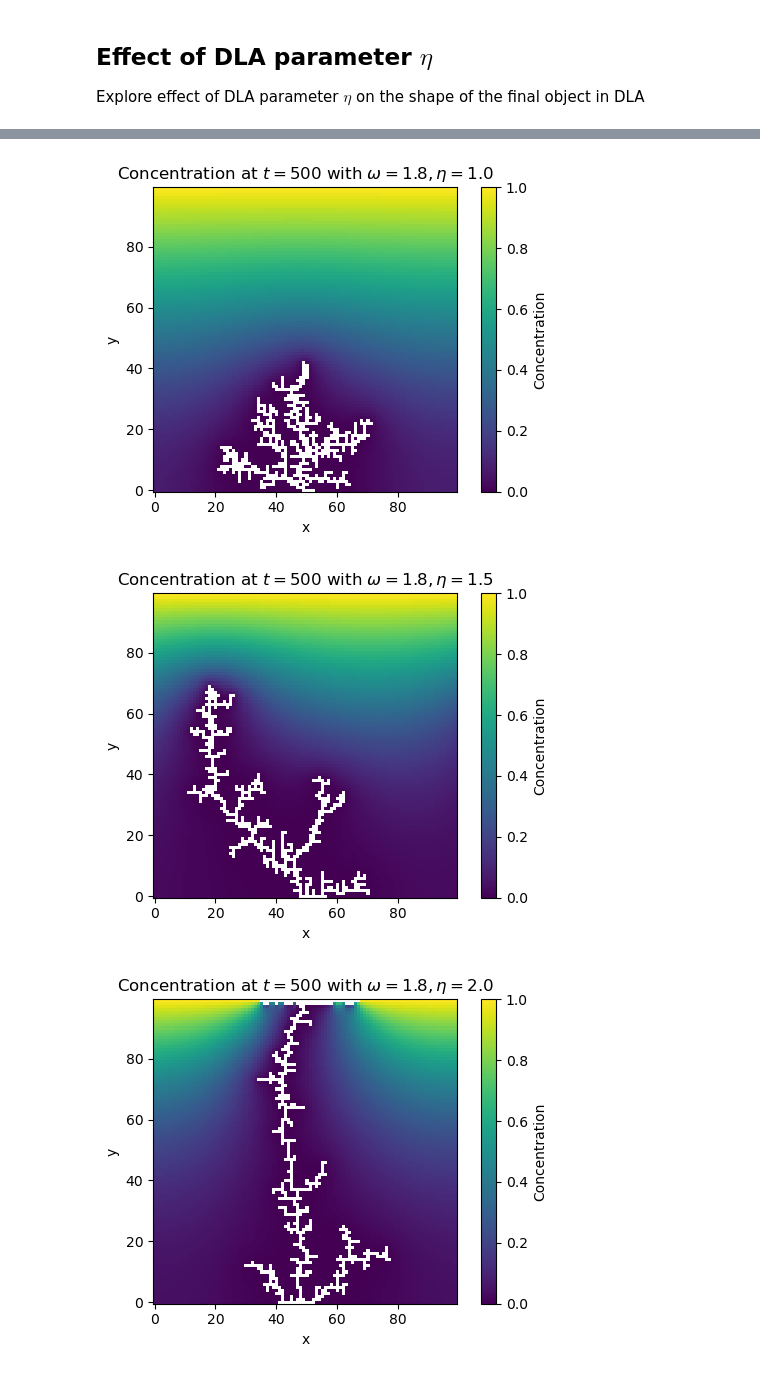
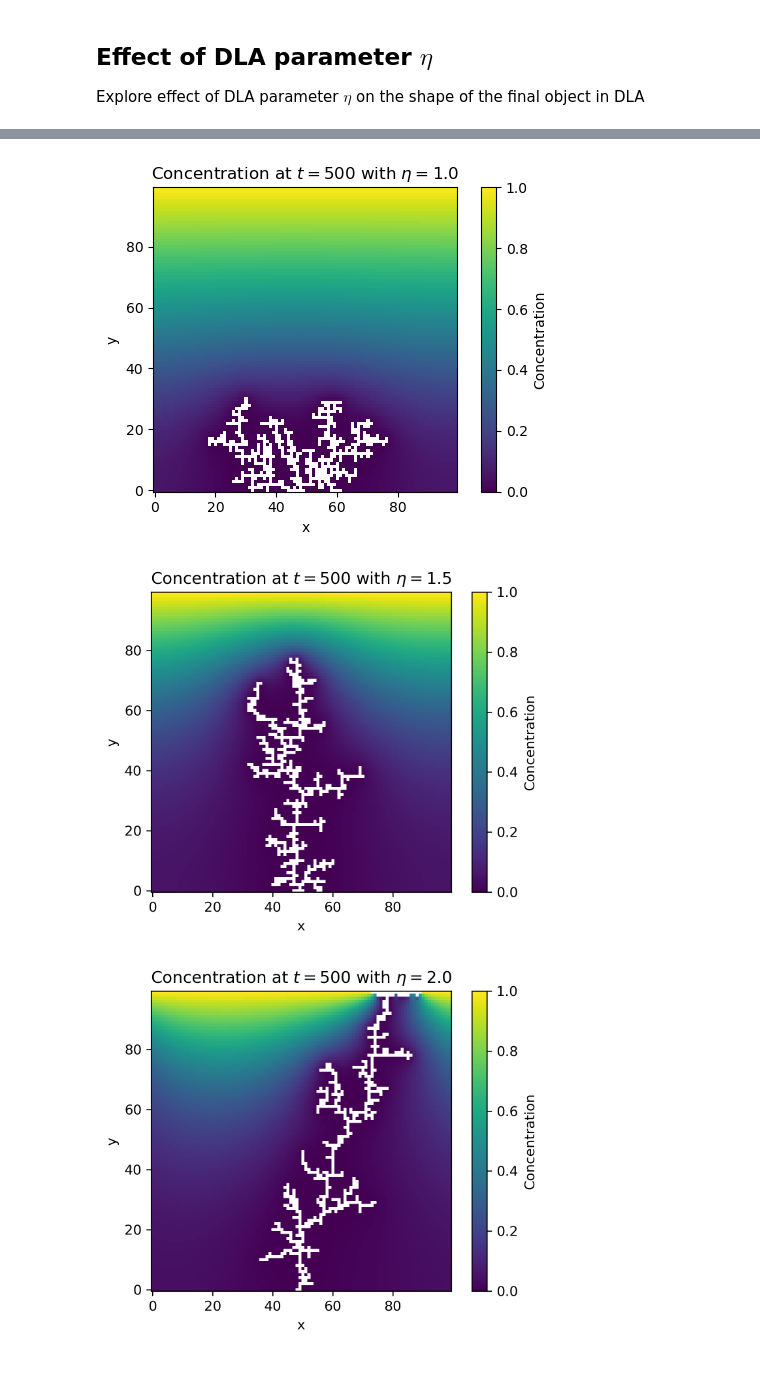
Before and after one commit to jonas4climate/modelling-natural-processes, a Jupyter notebook: Set2_1_1.ipynb, the cells around one changed output, grey strips where cells are left out. Saved outputs shown, nothing was run; the diff lists cells and outputs as text; code cells hidden in the pictures.

```diff
--- a/Set2_1_1.ipynb
+++ b/Set2_1_1.ipynb
@@ -182,7 +190,7 @@ obj = np.zeros((Nx, Nx), dtype=int)  # growing object
 obj[Nx//2, 0] = 1
 c[Nx//2, 0] = 0.0
 
-c, iter, converged = sor_parallel(c, omega, obj)
+c, sor_iters, converged = sor_parallel(c, omega, obj)
 plot_object_on_concentration(c, obj, f'Steady-state concentration at $t=0$', f'initial_concentration_dla')
 # %% [output]
 [figure]
@@ -191,11 +199,13 @@ plot_object_on_concentration(c, obj, f'Steady-state concentration at $t=0$', f'i
 
 Compare speed of solving Laplace equation using simple iterative SOR vs. optimized parallel scheme
 # %%
-gridsizes = np.logspace(1, 3, 15, base=10, dtype=int)
-times = np.ndarray((len(gridsizes), 2))
+gridsizes = np.insert(np.logspace(1, 3, 15, base=10, dtype=int), 0, 5)
+times = np.zeros((len(gridsizes), 2))
+sor_iters = np.zeros((len(gridsizes), 2))
 
-if os.path.exists(f'{DATA_PATH}/times.npy'):
-    times = np.load(f'{DATA_PATH}/times.npy')
+if os.path.exists(f'{DATA_PATH}/comparison_times.csv') and os.path.exists(f'{DATA_PATH}/comparison_sor_iters.csv'):
+    times = np.loadtxt(f'{DATA_PATH}/comparison_times.csv', delimiter=',', skiprows=1)
+    sor_iters = np.loadtxt(f'{DATA_PATH}/comparison_sor_iters.csv', delimiter=',', skiprows=1)
 else:
     for s, sor_solver in tqdm(enumerate([sor_basic, sor_parallel]), total=2, desc='Testing solvers', leave=False, unit='solver'):
         for i, Nx in tqdm(enumerate(gridsizes), total=len(gridsizes), desc=f'Simulating grid sizes', leave=False, unit='sim'):
@@ -211,11 +221,13 @@ else:
             c[Nx//2, 0] = 0.0
 
             start = time.time()
-            c, iter, converged = sor_solver(c, omega, obj)
+            c, sor_iters, converged = sor_solver(c, omega, obj)
             end = time.time()
 
+            sor_iters[i, s] = sor_iters
             times[i, s] = end - start
 
-    np.save(f'{DATA_PATH}/times.npy', times)
+    np.savetxt(f'{DATA_PATH}/comparison_times.csv', np.asarray(times), delimiter=',', header='basic,parallel', comments='')
+    np.savetxt(f'{DATA_PATH}/comparison_sor_iters.csv', np.asarray(sor_iters), delimiter=',', header='basic,parallel', comments='')
 # %%
 plt.figure(figsize=(5, 4), layout='tight')
@@ -441,15 +459,23 @@ def select_best_omega_for_sor(omega_values, epsilon, c_init, seed_pos='lower cen
 
 Explore effect of DLA parameter $\eta$ on the shape of the final object in DLA
 # %%
-omega = 1.8
+omega = 1.9
 etas = [0.0, 0.5, 1.0, 1.5, 2.0]
 Nt = 500
 Nx = 100
 max_sor_iter = 10_000
 
+show_locally = []
+
 for eta in tqdm(etas, desc='Simulating & plotting across eta range', leave=False, unit='sim'):
-    c, obj, iter = simulate_dla_growth_model(Nt=Nt, Nx=Nx, max_sor_iter=max_sor_iter, omega=omega, eta=eta, init_optimize=True)
-    title = f'Concentration at $t={Nt}$ with $\\omega = {omega}, \\eta = {eta}$'
-    filename = f'final_concentration_dla_{Nt}_{omega}_{eta}'
-    plot_object_on_concentration(c, obj, title, filename)
+    title = f'Concentration at $t={Nt}$ with $\\eta = {eta}$'
+    filename = f'final_concentration_dla_iters_{Nt}_iters_eta_{eta}'
+    if not os.path.exists(f'{MEDIA_PATH}/{filename}.png'):
+        c, obj, sor_iters, times = simulate_dla_growth_model(Nt=Nt, Nx=Nx, max_sor_iter=max_sor_iter, omega=omega, eta=eta, init_optimize=True)
+        plot_object_on_concentration(c, obj, title, filename)
+    else:
+        show_locally.append(f'{MEDIA_PATH}/{filename}.png')
+
+for path in show_locally:
+    display(Image(filename=path, width=450))
 # %% [output]
@@ -458,3 +484,3 @@ for eta in tqdm(etas, desc='Simulating & plotting across eta range', leave=False
-[figure, old version]
+[figure, new version]
-[figure, old version]
+[figure, new version]
-[figure, old version]
+[figure, new version]
```
Also changed, not shown: parts of 11 cells of this notebook, 22 other files.
